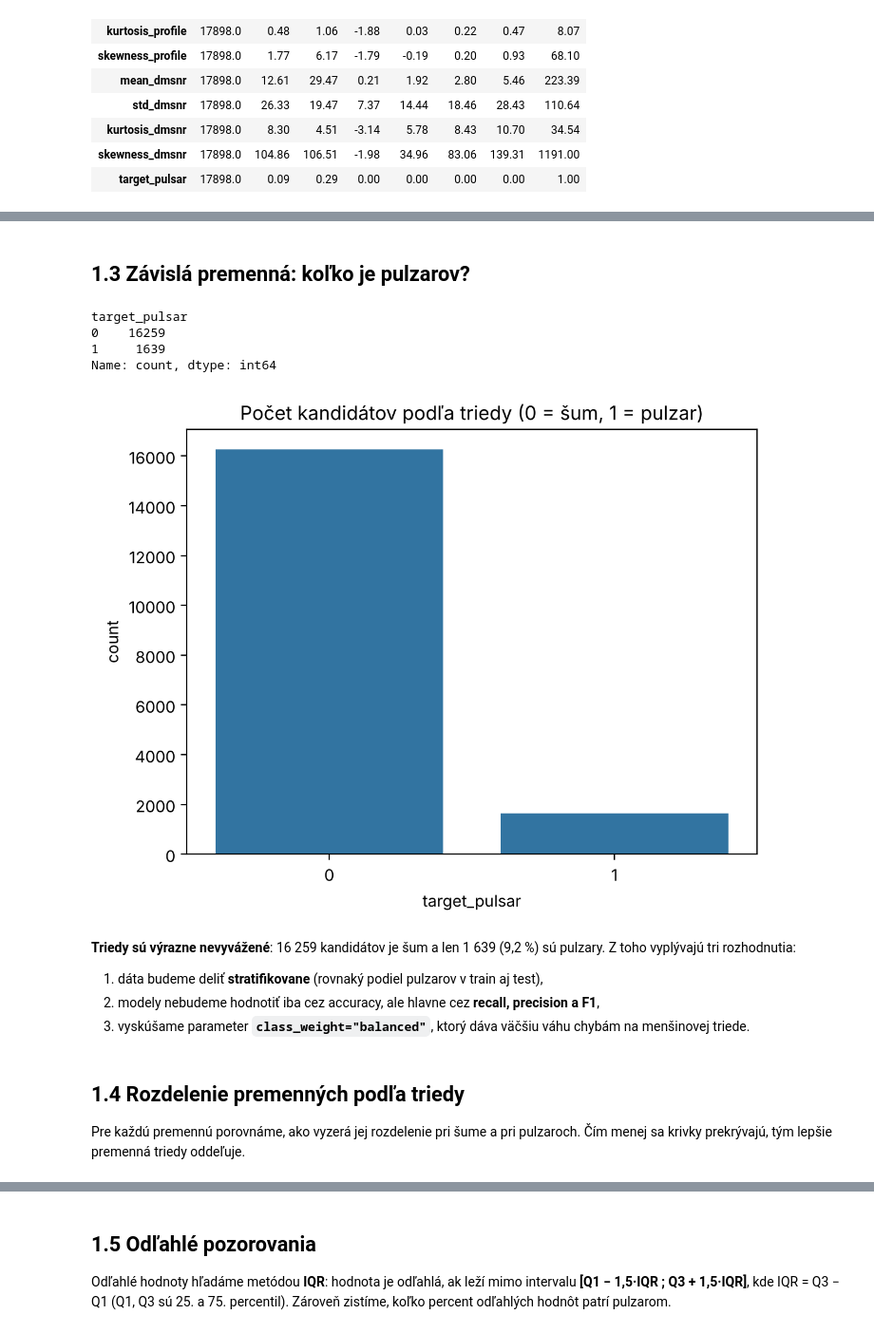
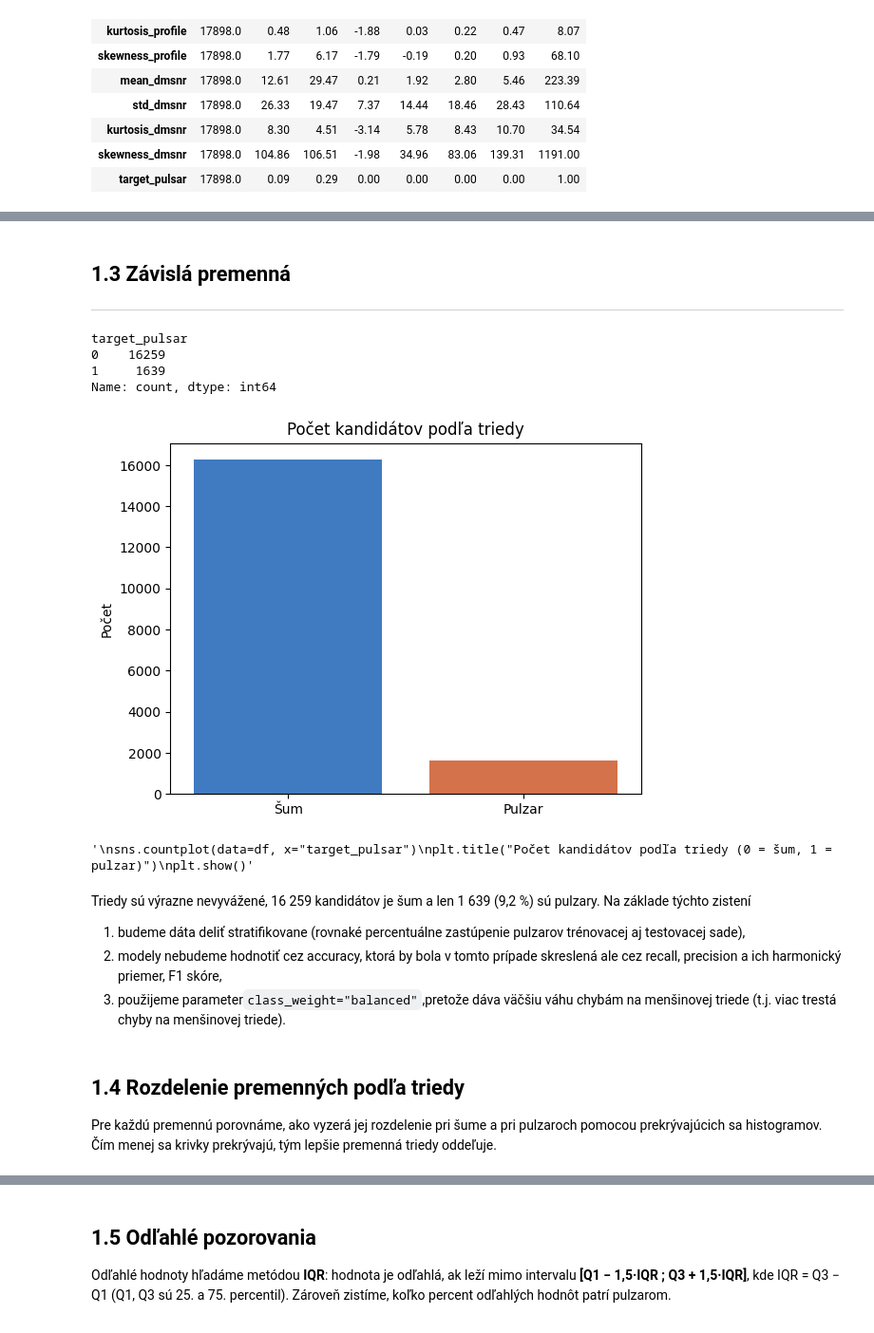
Before and after one commit to SimonaBednarikova/ML_pulsar_projekt_S1_r1, a Jupyter notebook: pulzary_projekt.ipynb, the cells around one changed output, grey strips where cells are left out. Shown at 95% size. Saved outputs shown, nothing was run; the diff lists cells and outputs as text; code cells hidden in the pictures.

Commit message:
data analysis

```diff
--- a/pulzary_projekt.ipynb
+++ b/pulzary_projekt.ipynb
@@ -176,25 +195,34 @@ df.describe().T.round(2)
 # %% [markdown]
-## 1.3 Závislá premenná: koľko je pulzarov?
+## 1.3 Závislá premenná
+
+---
 # %%
+
 print(df["target_pulsar"].value_counts())
+
+ax = sns.countplot(data=df, x="target_pulsar", hue="target_pulsar", palette=["#2a78d6", "#eb6834"], legend=False)
+ax.set(title="Počet kandidátov podľa triedy", xlabel="", ylabel="Počet", xticks=[0, 1], xticklabels=["Šum", "Pulzar"])
+plt.show()
+"""
 sns.countplot(data=df, x="target_pulsar")
 plt.title("Počet kandidátov podľa triedy (0 = šum, 1 = pulzar)")
-plt.show()
+plt.show()"""
 # %% [output]
 target_pulsar
 0    16259
 1     1639
 Name: count, dtype: int64
-[figure, old version]
+[figure, new version]
+'\nsns.countplot(data=df, x="target_pulsar")\nplt.title("Počet kandidátov podľa triedy (0 = šum, 1 = pulzar)")\nplt.show()'
 # %% [markdown]
-**Triedy sú výrazne nevyvážené**: 16 259 kandidátov je šum a len 1 639 (9,2 %) sú pulzary. Z toho vyplývajú tri rozhodnutia:
-1. dáta budeme deliť **stratifikovane** (rovnaký podiel pulzarov v train aj test),
-2. modely nebudeme hodnotiť iba cez accuracy, ale hlavne cez **recall, precision a F1**,
-3. vyskúšame parameter **`class_weight="balanced"`**, ktorý dáva väčšiu váhu chybám na menšinovej triede.
+Triedy sú výrazne nevyvážené, 16 259 kandidátov je šum a len 1 639 (9,2 %) sú pulzary.
+Na základe týchto zistení
+1. budeme dáta deliť stratifikovane (rovnaké percentuálne zastúpenie pulzarov trénovacej aj testovacej sade),
+2. modely nebudeme hodnotiť cez accuracy, ktorá by bola v tomto prípade skreslená ale cez recall, precision a ich harmonický priemer, F1 skóre,
+3. použijeme parameter`class_weight="balanced"`,pretože dáva väčšiu váhu chybám na menšinovej triede (t.j. viac trestá chyby na menšinovej triede).
 # %% [markdown]
 ## 1.4 Rozdelenie premenných podľa triedy
-Pre každú premennú porovnáme, ako vyzerá jej rozdelenie pri šume a pri pulzaroch.
-Čím menej sa krivky prekrývajú, tým lepšie premenná triedy oddeľuje.
+Pre každú premennú porovnáme, ako vyzerá jej rozdelenie pri šume a pri pulzaroch pomocou prekrývajúcich sa histogramov. Čím menej sa krivky prekrývajú, tým lepšie premenná triedy oddeľuje.
 # %%
 features = df.columns.drop("target_pulsar")
 
```
Also changed, not shown: parts of 11 cells of this notebook.
